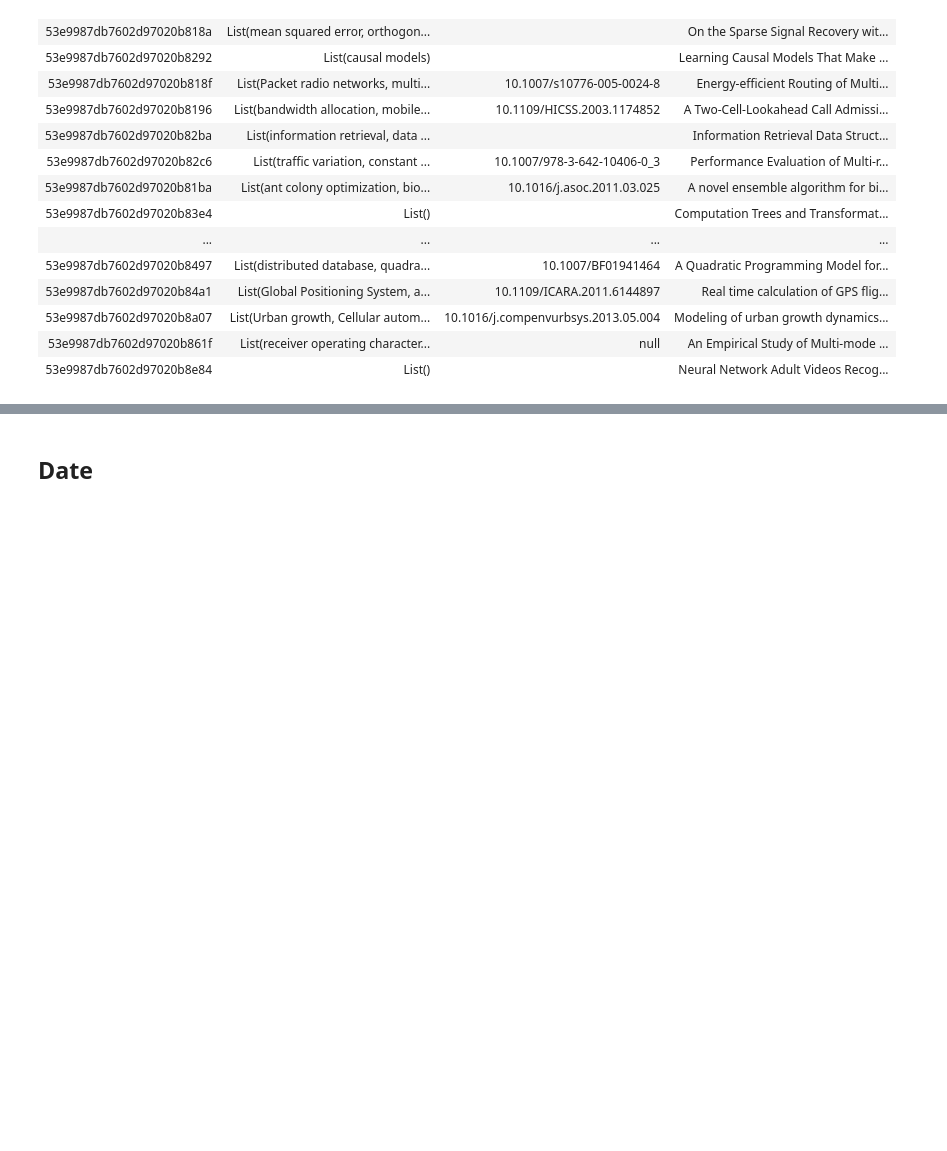
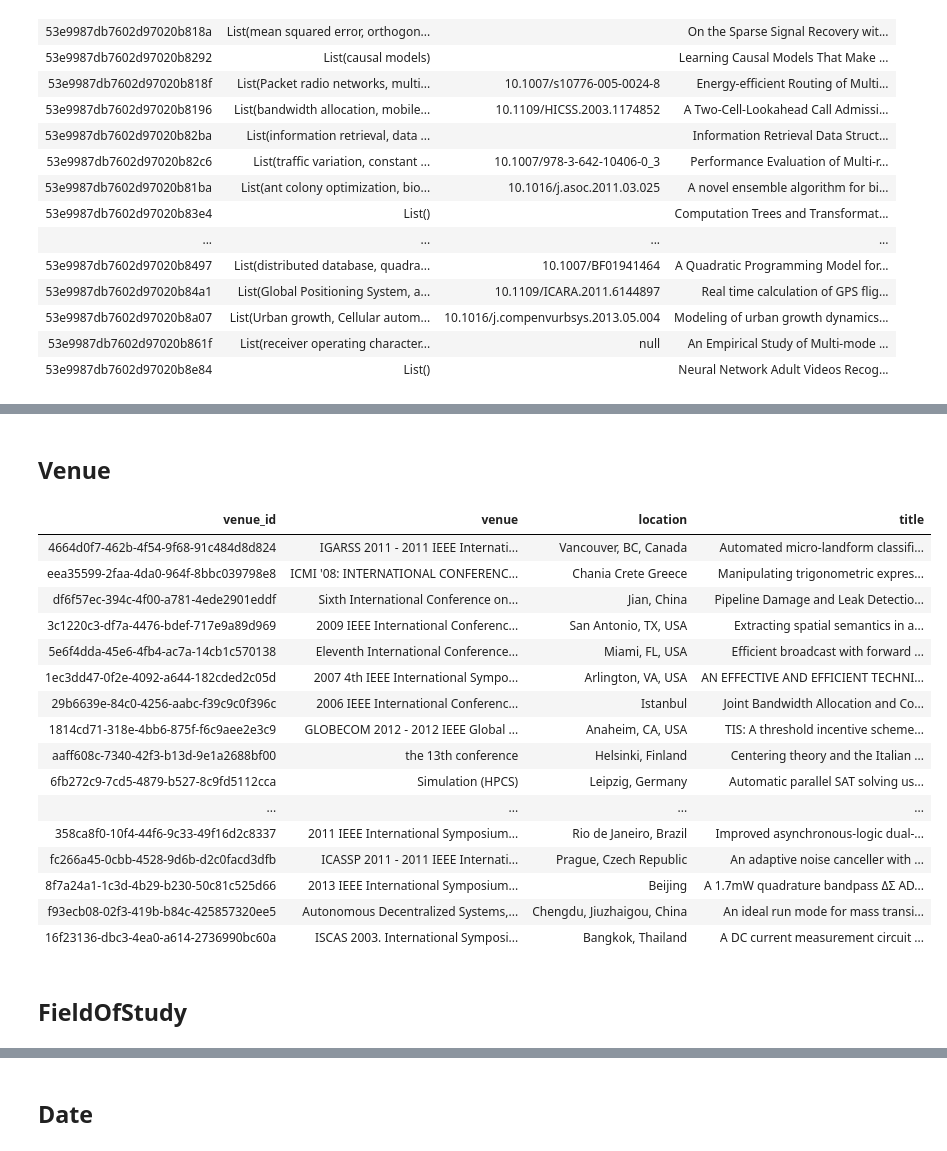
Before and after one commit to Karljohan99/BDM2023-group3, a Jupyter notebook: project1/Project_1_Streaming.ipynb, the cells around one changed output, grey strips where cells are left out. Drawn from its saved outputs; the diff is of its cells as text; code cells hidden in the pictures; blank space fills up the shorter version.

Commit message:
Added Venues and FOS for streaming

```diff
--- a/project1/Project_1_Streaming.ipynb
+++ b/project1/Project_1_Streaming.ipynb
@@ -546,3 +510,66 @@ AnalysisException                         Traceback (most recent call last)
 
 AnalysisException: Queries with streaming sources must be executed with writeStream.start();
 tahoe
+# %% [markdown]
+## Venue
+# %%
+# https://pypi.org/project/habanero/
+from habanero import Crossref
+cr = Crossref()
+
+def getVenue(doi, venue):
+    result = [venue['name_d'], None]
+    try:
+        query = cr.works(ids = doi)['message']['event']
+        result[0] = query['name']
+        result[1] = query['location']
+    except:
+        pass
+    return result
+
+getVenueUDF = udf(getVenue, ArrayType(StringType()))
+# %%
+venues_df = (filtered_df
+            .limit(100)
+            .select('title', "doi", 'venue')
+            .withColumn("VENUE", getVenueUDF(F.col("doi"), F.col('venue')))
+            .select('title',
+                    F.col("VENUE")[0].alias("venue"),
+                    F.col("VENUE")[1].alias("location")
+                   )
+             .dropna(subset="venue")
+           )
+
+venues = (venues_df.select("venue", "location")
+            .dropDuplicates()
+            .withColumn("venue_id", F.expr("uuid()"))
+          )
+
+venues = (venues_df.join(venues, ["venue", "location"])
+           .select("venue_id", "venue", "location", "title")
+           .dropDuplicates()
+        )
+
+display(venues)
+venues_clean = venues.select("venue_id", "venue")
+#venues_clean.write.format("delta").mode("overwrite").saveAsTable("venues")
+# %% [output]
+| venue_id | venue | location | title |
+| 4664d0f7-462b-4f54-9f68-91c484d8d824 | IGARSS 2011 - 2011 IEEE Internati... | Vancouver, BC, Canada | Automated micro-landform classifi... |
+| eea35599-2faa-4da0-964f-8bbc039798e8 | ICMI '08: INTERNATIONAL CONFERENC... | Chania Crete Greece | Manipulating trigonometric expres... |
+| df6f57ec-394c-4f00-a781-4ede2901eddf | Sixth International Conference on... | Jian, China | Pipeline Damage and Leak Detectio... |
+| 3c1220c3-df7a-4476-bdef-717e9a89d969 | 2009 IEEE International Conferenc... | San Antonio, TX, USA | Extracting spatial semantics in a... |
+| 5e6f4dda-45e6-4fb4-ac7a-14cb1c570138 | Eleventh International Conference... | Miami, FL, USA | Efficient broadcast with forward ... |
+| 1ec3dd47-0f2e-4092-a644-182cded2c05d | 2007 4th IEEE International Sympo... | Arlington, VA, USA | AN EFFECTIVE AND EFFICIENT TECHNI... |
+| 29b6639e-84c0-4256-aabc-f39c9c0f396c | 2006 IEEE International Conferenc... | Istanbul | Joint Bandwidth Allocation and Co... |
+| 1814cd71-318e-4bb6-875f-f6c9aee2e3c9 | GLOBECOM 2012 - 2012 IEEE Global ... | Anaheim, CA, USA | TIS: A threshold incentive scheme... |
+| aaff608c-7340-42f3-b13d-9e1a2688bf00 | the 13th conference | Helsinki, Finland | Centering theory and the Italian ... |
+| 6fb272c9-7cd5-4879-b527-8c9fd5112cca | Simulation (HPCS) | Leipzig, Germany | Automatic parallel SAT solving us... |
+| ... | ... | ... | ... |
+| 358ca8f0-10f4-44f6-9c33-49f16d2c8337 | 2011 IEEE International Symposium... | Rio de Janeiro, Brazil | Improved asynchronous-logic dual-... |
+| fc266a45-0cbb-4528-9d6b-d2c0facd3dfb | ICASSP 2011 - 2011 IEEE Internati... | Prague, Czech Republic | An adaptive noise canceller with ... |
+| 8f7a24a1-1c3d-4b29-b230-50c81c525d66 | 2013 IEEE International Symposium... | Beijing | A 1.7mW quadrature bandpass ΔΣ AD... |
+| f93ecb08-02f3-419b-b84c-425857320ee5 | Autonomous Decentralized Systems,... | Chengdu, Jiuzhaigou, China | An ideal run mode for mass transi... |
+| 16f23136-dbc3-4ea0-a614-2736990bc60a | ISCAS 2003. International Symposi... | Bangkok, Thailand | A DC current measurement circuit ... |
+# %% [markdown]
+## FieldOfStudy
```
Also changed, not shown: parts of 13 cells of this notebook.
